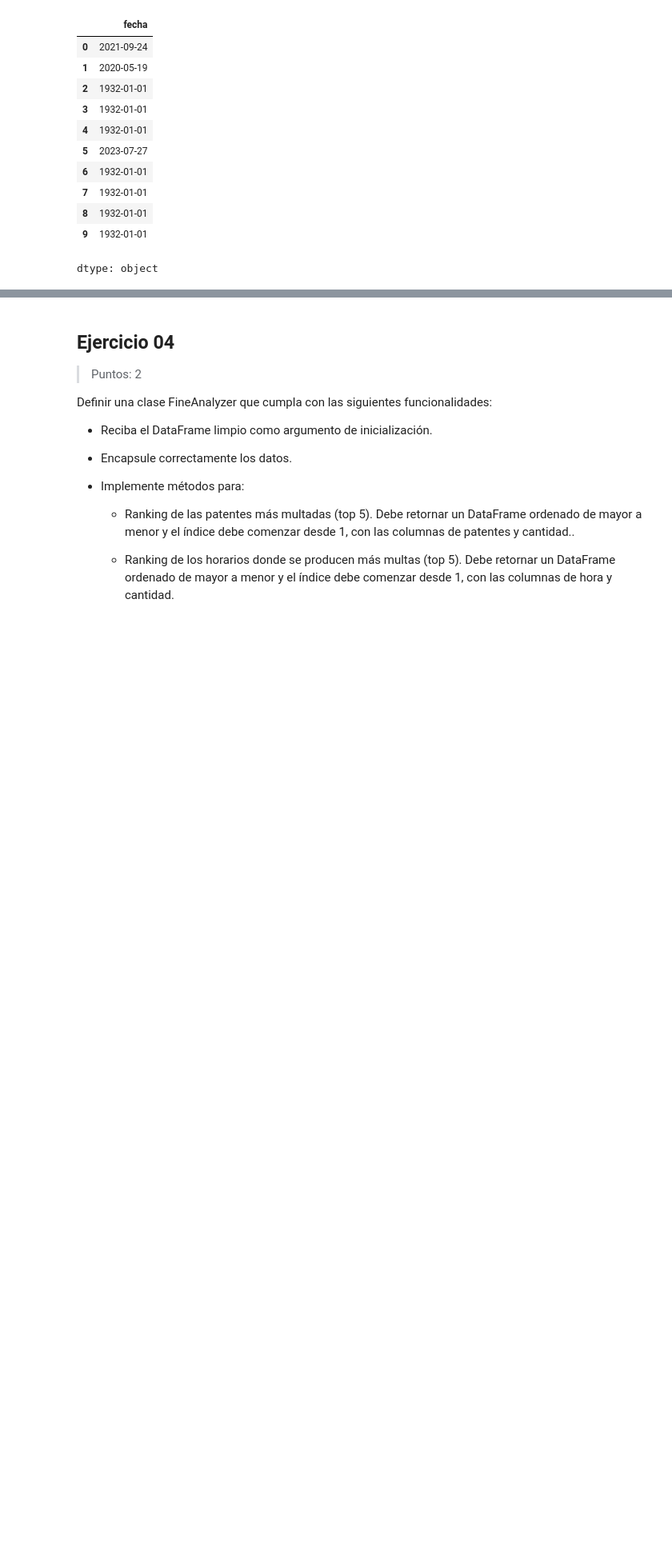
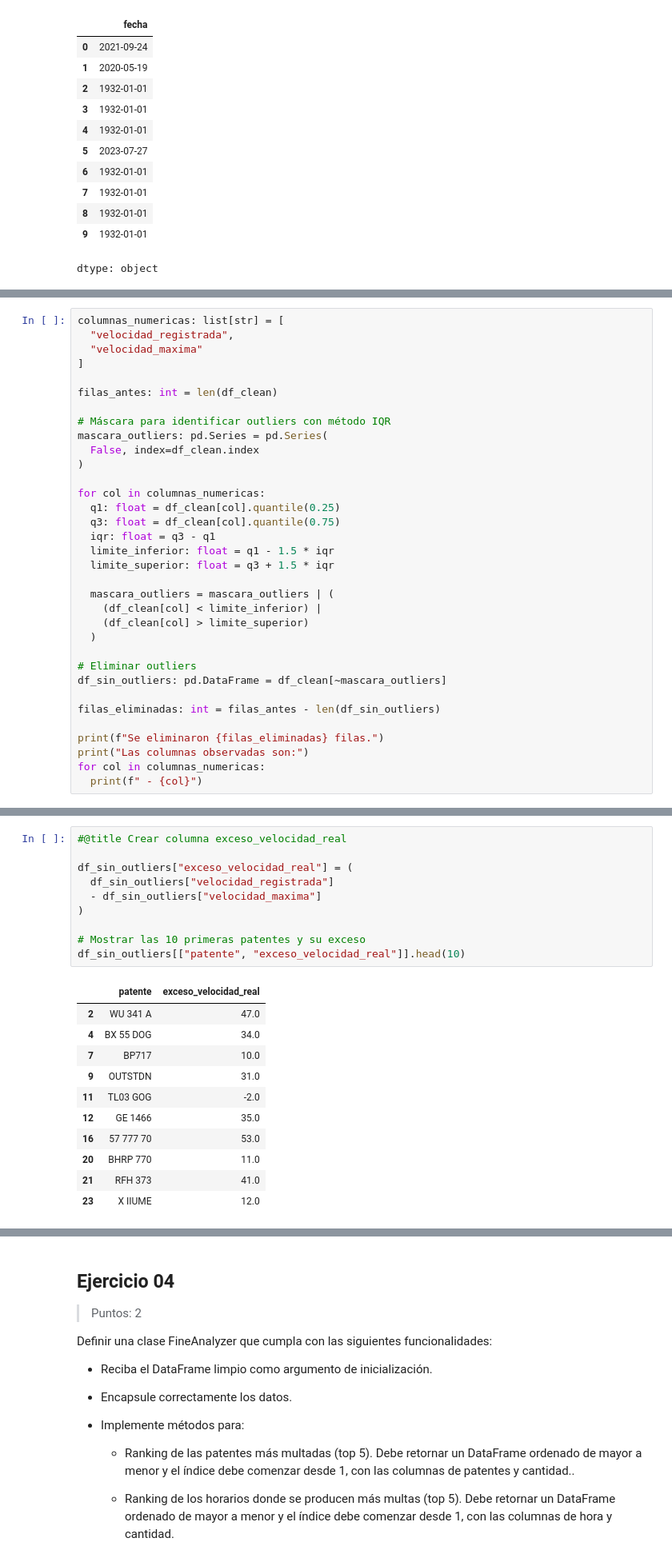
Before and after one commit to ckriztian/lcd-tp-urban-flow, a Jupyter notebook: 01_Flujo_Urbano-Vera_Cristian-Verdun_Dario-Sanchez_Sergio-Saldivia_Eduardo.ipynb, the cells around one changed output, grey strips where cells are left out. Shown at 80% size. Saved outputs shown, nothing was run; the diff lists cells and outputs as text; blank space fills up the shorter version.

```diff
--- a/01_Flujo_Urbano-Vera_Cristian-Verdun_Dario-Sanchez_Sergio-Saldivia_Eduardo.ipynb
+++ b/01_Flujo_Urbano-Vera_Cristian-Verdun_Dario-Sanchez_Sergio-Saldivia_Eduardo.ipynb
@@ -414,0 +694,34 @@ dtype: object
+# %%
+columnas_numericas: list[str] = [
+  "velocidad_registrada",
+  "velocidad_maxima"
+]
+
+filas_antes: int = len(df_clean)
+
+# Máscara para identificar outliers con método IQR
+mascara_outliers: pd.Series = pd.Series(
+  False, index=df_clean.index
+)
+
+for col in columnas_numericas:
+  q1: float = df_clean[col].quantile(0.25)
+  q3: float = df_clean[col].quantile(0.75)
+  iqr: float = q3 - q1
+  limite_inferior: float = q1 - 1.5 * iqr
+  limite_superior: float = q3 + 1.5 * iqr
+
+  mascara_outliers = mascara_outliers | (
+    (df_clean[col] < limite_inferior) |
+    (df_clean[col] > limite_superior)
+  )
+
+# Eliminar outliers
+df_sin_outliers: pd.DataFrame = df_clean[~mascara_outliers]
+
+filas_eliminadas: int = filas_antes - len(df_sin_outliers)
+
+print(f"Se eliminaron {filas_eliminadas} filas.")
+print("Las columnas observadas son:")
+for col in columnas_numericas:
+  print(f" - {col}")
@@ -414,0 +739,22 @@ dtype: object
+# %%
+#@title Crear columna exceso_velocidad_real
+
+df_sin_outliers["exceso_velocidad_real"] = (
+  df_sin_outliers["velocidad_registrada"]
+  - df_sin_outliers["velocidad_maxima"]
+)
+
+# Mostrar las 10 primeras patentes y su exceso
+df_sin_outliers[["patente", "exceso_velocidad_real"]].head(10)
+# %% [output]
+|  | patente | exceso_velocidad_real |
+| 2 | WU 341 A | 47.0 |
+| 4 | BX 55 DOG | 34.0 |
+| 7 | BP717 | 10.0 |
+| 9 | OUTSTDN | 31.0 |
+| 11 | TL03 GOG | -2.0 |
+| 12 | GE 1466 | 35.0 |
+| 16 | 57 777 70 | 53.0 |
+| 20 | BHRP 770 | 11.0 |
+| 21 | RFH 373 | 41.0 |
+| 23 | X IIUME | 12.0 |
```
Also changed, not shown: parts of 24 cells of this notebook.
